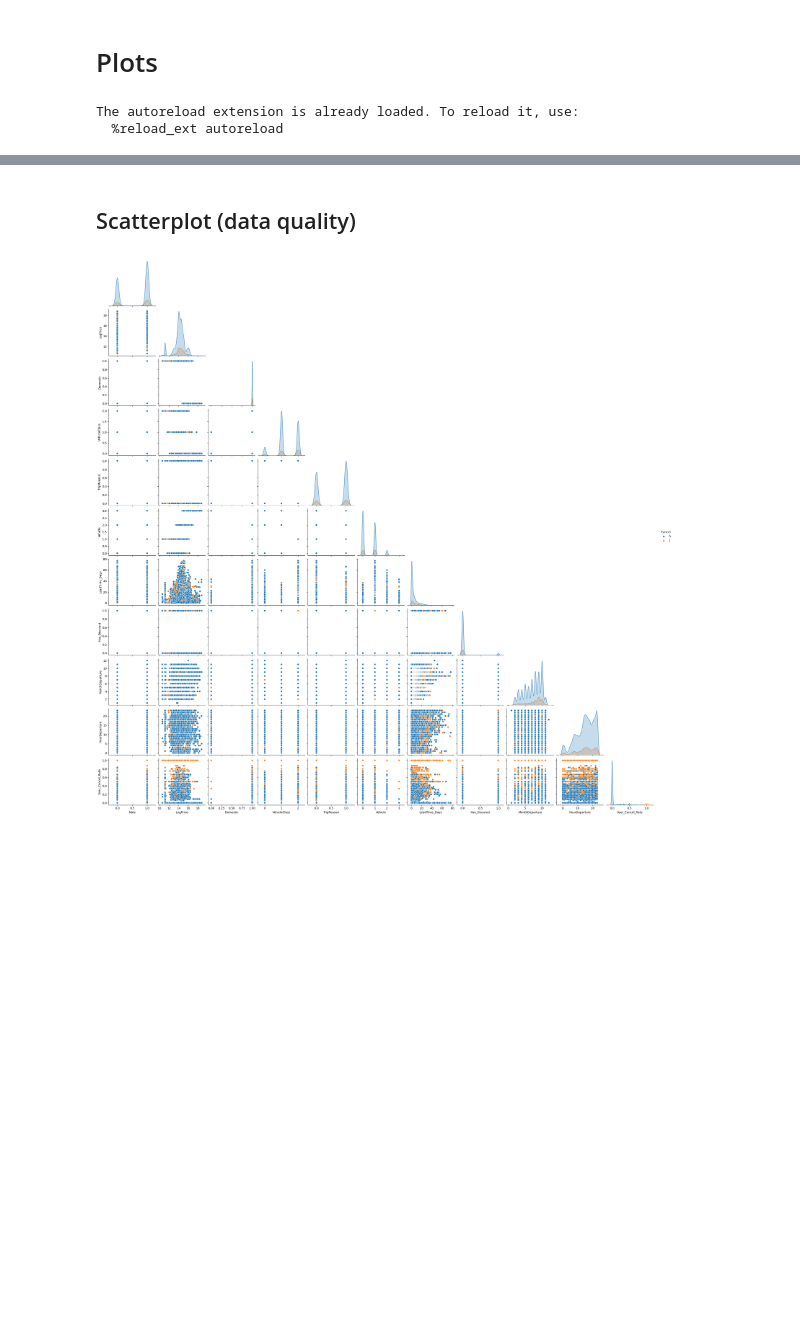
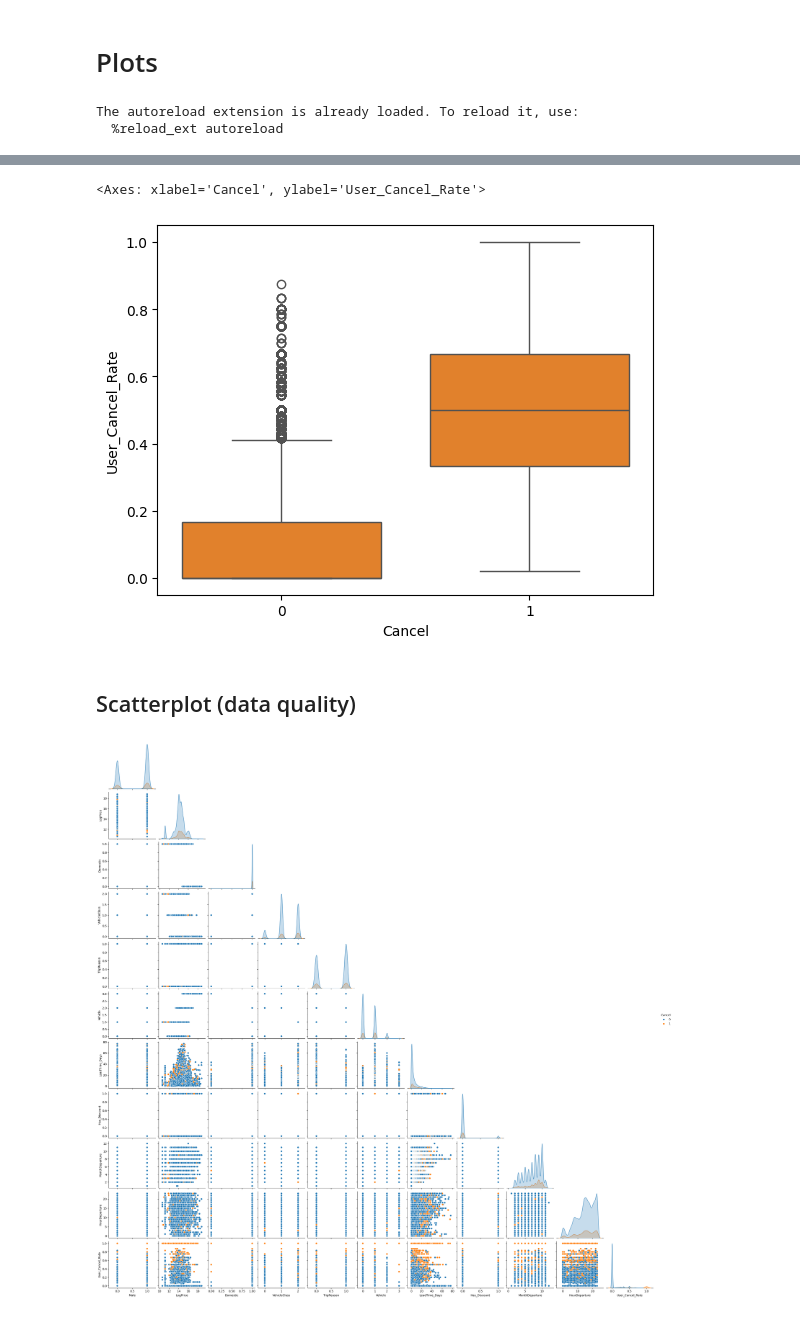
Before and after one commit to silviacalabretta/statistical-methods-project, a Jupyter notebook: notebooks/012_data_plots.ipynb, the cells around one changed output, grey strips where cells are left out. Drawn from its saved outputs; the diff is of its cells as text; code cells hidden in the pictures; blank space fills up the shorter version.

```diff
--- a/notebooks/012_data_plots.ipynb
+++ b/notebooks/012_data_plots.ipynb
@@ -66,3 +130,8 @@ dtype: int64
+# %%
+sns.boxplot(x='Cancel', y=train_df[train_df['User_Total_Tickets']>1]['User_Cancel_Rate'], data=train_df, color="tab:orange")
+# %% [output]
+<Axes: xlabel='Cancel', ylabel='User_Cancel_Rate'>
+[figure, added]
 # %% [markdown]
 ## Scatterplot (data quality)
 # %%
```
Also changed, not shown: parts of 5 cells of this notebook, 2 other files.
